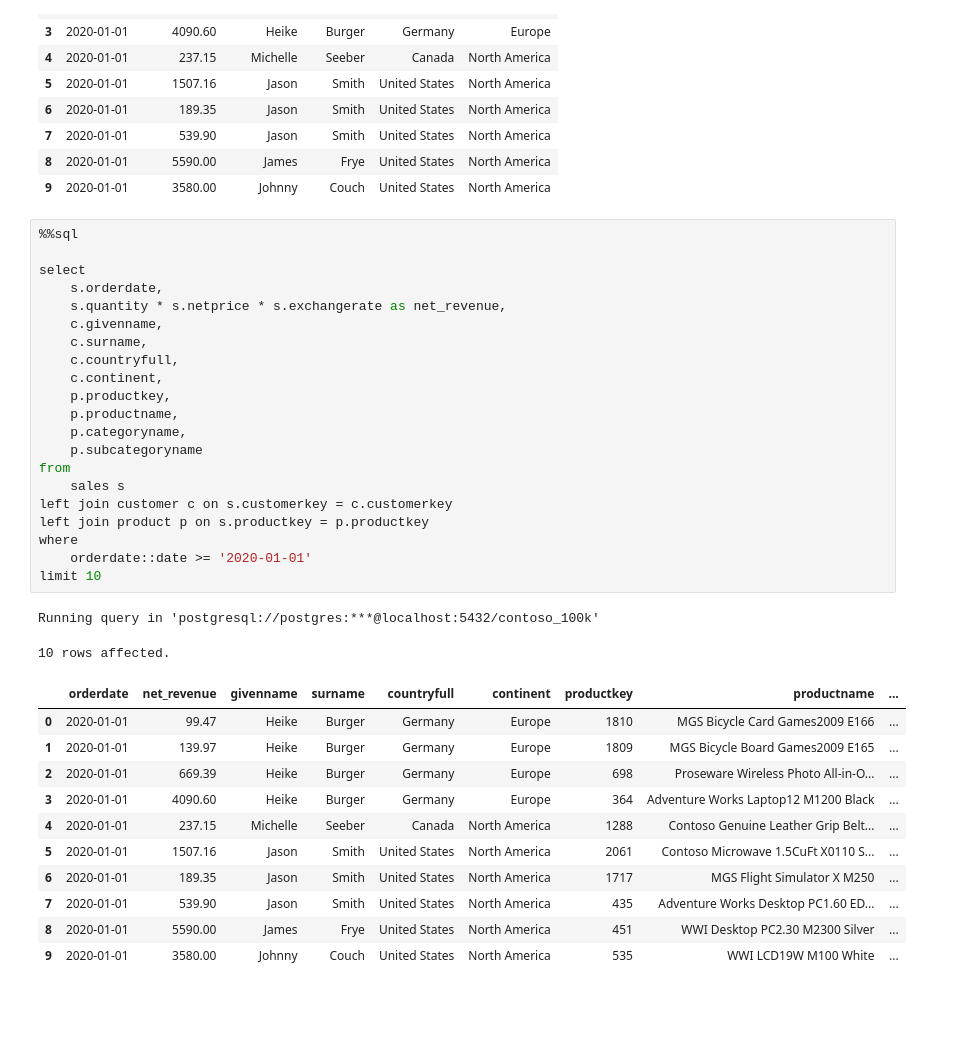
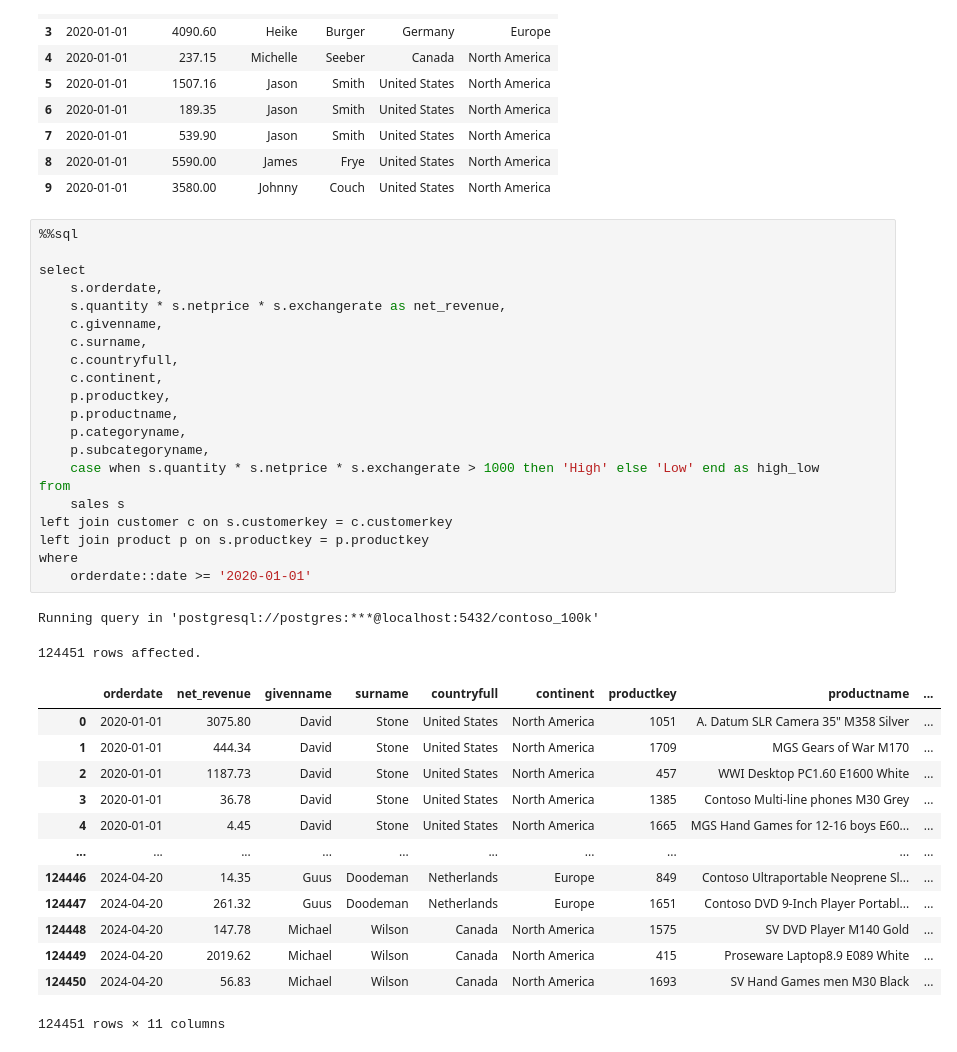
Before and after one commit to liulinda0517/sqlnew, a Jupyter notebook: Resources/Blank_SQL_Notebook.ipynb, the cells around one changed output. Drawn from its saved outputs; the diff is of its cells as text; blank space fills up the shorter version.

```diff
--- a/Resources/Blank_SQL_Notebook.ipynb
+++ b/Resources/Blank_SQL_Notebook.ipynb
@@ -275,35 +275,37 @@ Running query in 'postgresql://postgres:***@localhost:5432/contoso_100k'
 # %%
 %%sql
 
 select
     s.orderdate,
     s.quantity * s.netprice * s.exchangerate as net_revenue,
     c.givenname,
     c.surname,
     c.countryfull,
     c.continent,
     p.productkey,
     p.productname,
     p.categoryname,
-    p.subcategoryname
+    p.subcategoryname,
+    case when s.quantity * s.netprice * s.exchangerate > 1000 then 'High' else 'Low' end as high_low
 from
     sales s
 left join customer c on s.customerkey = c.customerkey
 left join product p on s.productkey = p.productkey
 where
     orderdate::date >= '2020-01-01'
-limit 10
 # %% [output]
 Running query in 'postgresql://postgres:***@localhost:5432/contoso_100k'
-10 rows affected.
+124451 rows affected.
 |  | orderdate | net_revenue | givenname | surname | countryfull | continent | productkey | productname | ... |
-| 0 | 2020-01-01 | 99.47 | Heike | Burger | Germany | Europe | 1810 | MGS Bicycle Card Games2009 E166 | ... |
-| 1 | 2020-01-01 | 139.97 | Heike | Burger | Germany | Europe | 1809 | MGS Bicycle Board Games2009 E165 | ... |
-| 2 | 2020-01-01 | 669.39 | Heike | Burger | Germany | Europe | 698 | Proseware Wireless Photo All-in-O... | ... |
-| 3 | 2020-01-01 | 4090.60 | Heike | Burger | Germany | Europe | 364 | Adventure Works Laptop12 M1200 Black | ... |
-| 4 | 2020-01-01 | 237.15 | Michelle | Seeber | Canada | North America | 1288 | Contoso Genuine Leather Grip Belt... | ... |
-| 5 | 2020-01-01 | 1507.16 | Jason | Smith | United States | North America | 2061 | Contoso Microwave 1.5CuFt X0110 S... | ... |
-| 6 | 2020-01-01 | 189.35 | Jason | Smith | United States | North America | 1717 | MGS Flight Simulator X M250 | ... |
-| 7 | 2020-01-01 | 539.90 | Jason | Smith | United States | North America | 435 | Adventure Works Desktop PC1.60 ED... | ... |
-| 8 | 2020-01-01 | 5590.00 | James | Frye | United States | North America | 451 | WWI Desktop PC2.30 M2300 Silver | ... |
-| 9 | 2020-01-01 | 3580.00 | Johnny | Couch | United States | North America | 535 | WWI LCD19W M100 White | ... |
+| 0 | 2020-01-01 | 3075.80 | David | Stone | United States | North America | 1051 | A. Datum SLR Camera 35" M358 Silver | ... |
+| 1 | 2020-01-01 | 444.34 | David | Stone | United States | North America | 1709 | MGS Gears of War M170 | ... |
+| 2 | 2020-01-01 | 1187.73 | David | Stone | United States | North America | 457 | WWI Desktop PC1.60 E1600 White | ... |
+| 3 | 2020-01-01 | 36.78 | David | Stone | United States | North America | 1385 | Contoso Multi-line phones M30 Grey | ... |
+| 4 | 2020-01-01 | 4.45 | David | Stone | United States | North America | 1665 | MGS Hand Games for 12-16 boys E60... | ... |
+| ... | ... | ... | ... | ... | ... | ... | ... | ... | ... |
+| 124446 | 2024-04-20 | 14.35 | Guus | Doodeman | Netherlands | Europe | 849 | Contoso Ultraportable Neoprene Sl... | ... |
+| 124447 | 2024-04-20 | 261.32 | Guus | Doodeman | Netherlands | Europe | 1651 | Contoso DVD 9-Inch Player Portabl... | ... |
+| 124448 | 2024-04-20 | 147.78 | Michael | Wilson | Canada | North America | 1575 | SV DVD Player M140 Gold | ... |
+| 124449 | 2024-04-20 | 2019.62 | Michael | Wilson | Canada | North America | 415 | Proseware Laptop8.9 E089 White | ... |
+| 124450 | 2024-04-20 | 56.83 | Michael | Wilson | Canada | North America | 1693 | SV Hand Games men M30 Black | ... |
+124451 rows × 11 columns
```
Also changed, not shown: parts of 1 cell of this notebook.
